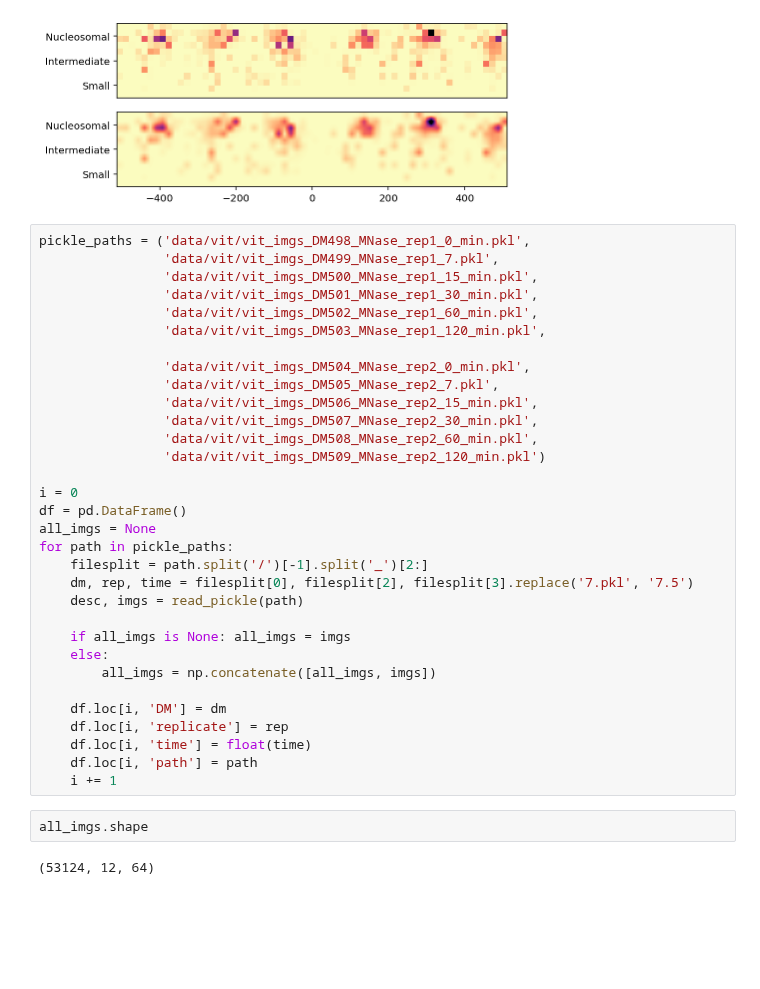
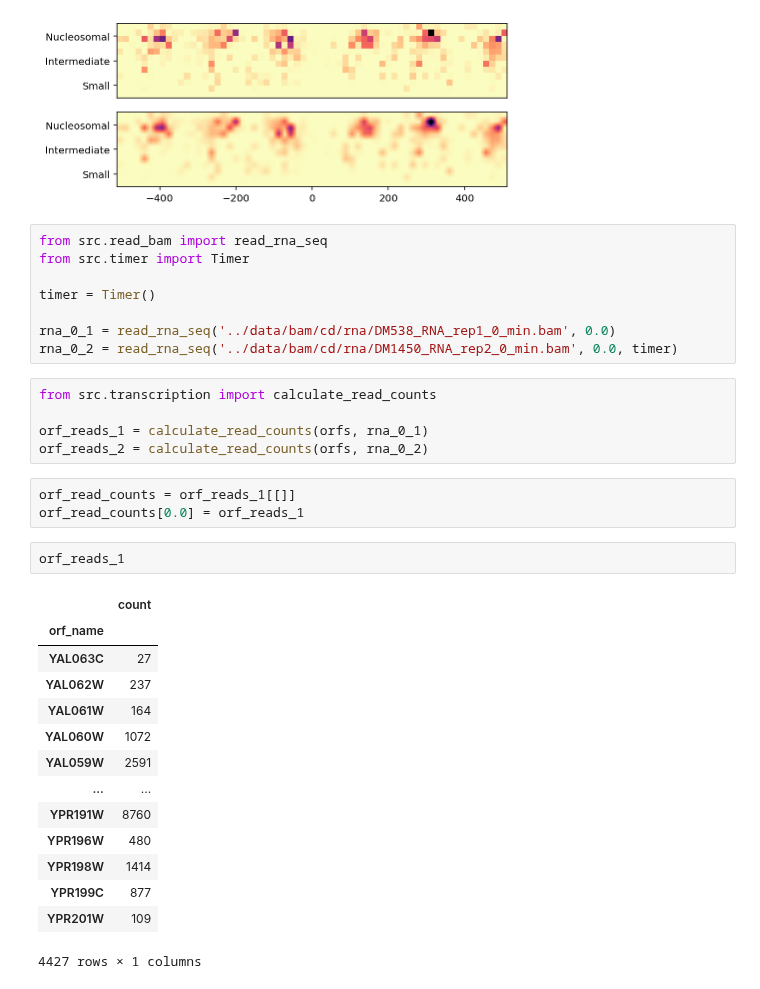
Before and after one commit to HarteminkLab/chromatin-transformers, a Jupyter notebook: Generate Data.ipynb, the cells around one changed output. Cells and saved outputs as stored; diff of their text form; blank space fills up the shorter version.

Commit message:
Notebooks to process RNA-seq data

```diff
--- a/Generate Data.ipynb
+++ b/Generate Data.ipynb
@@ -64,39 +64,36 @@ rescaled_t = cv2.resize(imgs[idx], (vit_gen.window, len_cuts[-1]-len_cuts[0]))
 plot_scaled(rescaled_t, vit_gen.window)
 # %% [output]
 [figure]
-# %%
-pickle_paths = ('data/vit/vit_imgs_DM498_MNase_rep1_0_min.pkl',
-                'data/vit/vit_imgs_DM499_MNase_rep1_7.pkl',
-                'data/vit/vit_imgs_DM500_MNase_rep1_15_min.pkl',
-                'data/vit/vit_imgs_DM501_MNase_rep1_30_min.pkl',
-                'data/vit/vit_imgs_DM502_MNase_rep1_60_min.pkl',
-                'data/vit/vit_imgs_DM503_MNase_rep1_120_min.pkl',
-
-                'data/vit/vit_imgs_DM504_MNase_rep2_0_min.pkl',
-                'data/vit/vit_imgs_DM505_MNase_rep2_7.pkl',
-                'data/vit/vit_imgs_DM506_MNase_rep2_15_min.pkl',
-                'data/vit/vit_imgs_DM507_MNase_rep2_30_min.pkl',
-                'data/vit/vit_imgs_DM508_MNase_rep2_60_min.pkl',
-                'data/vit/vit_imgs_DM509_MNase_rep2_120_min.pkl')
-
-i = 0
-df = pd.DataFrame()
-all_imgs = None
-for path in pickle_paths:
-    filesplit = path.split('/')[-1].split('_')[2:]
-    dm, rep, time = filesplit[0], filesplit[2], filesplit[3].replace('7.pkl', '7.5')
-    desc, imgs = read_pickle(path)
-
-    if all_imgs is None: all_imgs = imgs
-    else:
-        all_imgs = np.concatenate([all_imgs, imgs])
-
-    df.loc[i, 'DM'] = dm
-    df.loc[i, 'replicate'] = rep
-    df.loc[i, 'time'] = float(time)
-    df.loc[i, 'path'] = path
-    i += 1
-# %%
-all_imgs.shape
-# %% [output]
-(53124, 12, 64)
+# %%
+from src.read_bam import read_rna_seq
+from src.timer import Timer
+
+timer = Timer()
+
+rna_0_1 = read_rna_seq('../data/bam/cd/rna/DM538_RNA_rep1_0_min.bam', 0.0)
+rna_0_2 = read_rna_seq('../data/bam/cd/rna/DM1450_RNA_rep2_0_min.bam', 0.0, timer)
+# %%
+from src.transcription import calculate_read_counts
+
+orf_reads_1 = calculate_read_counts(orfs, rna_0_1)
+orf_reads_2 = calculate_read_counts(orfs, rna_0_2)
+# %%
+orf_read_counts = orf_reads_1[[]]
+orf_read_counts[0.0] = orf_reads_1
+# %%
+orf_reads_1
+# %% [output]
+|  | count |
+| orf_name |  |
+| YAL063C | 27 |
+| YAL062W | 237 |
+| YAL061W | 164 |
+| YAL060W | 1072 |
+| YAL059W | 2591 |
+| ... | ... |
+| YPR191W | 8760 |
+| YPR196W | 480 |
+| YPR198W | 1414 |
+| YPR199C | 877 |
+| YPR201W | 109 |
+4427 rows × 1 columns
```
Also changed, not shown: parts of 7 cells of this notebook, 5 other files.
